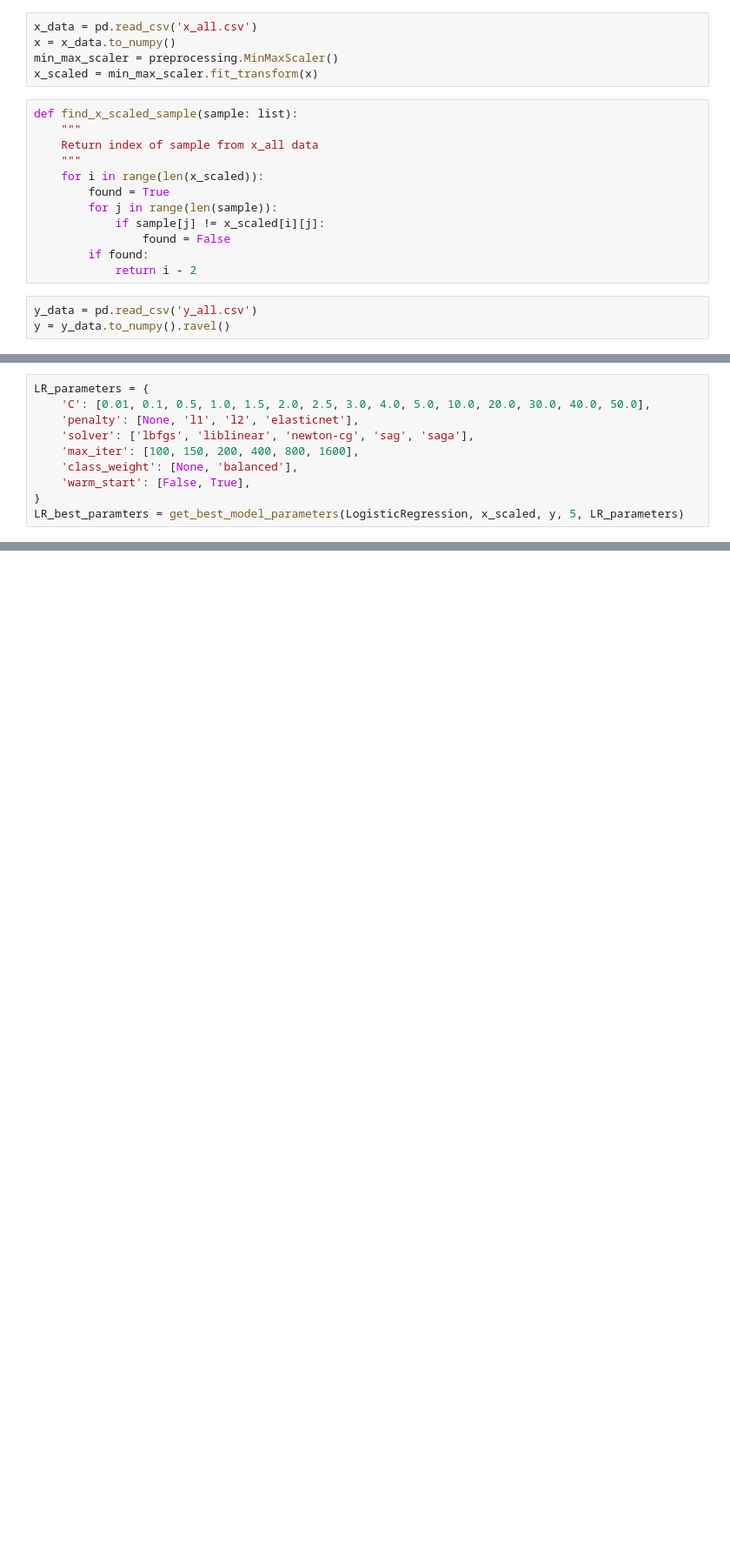
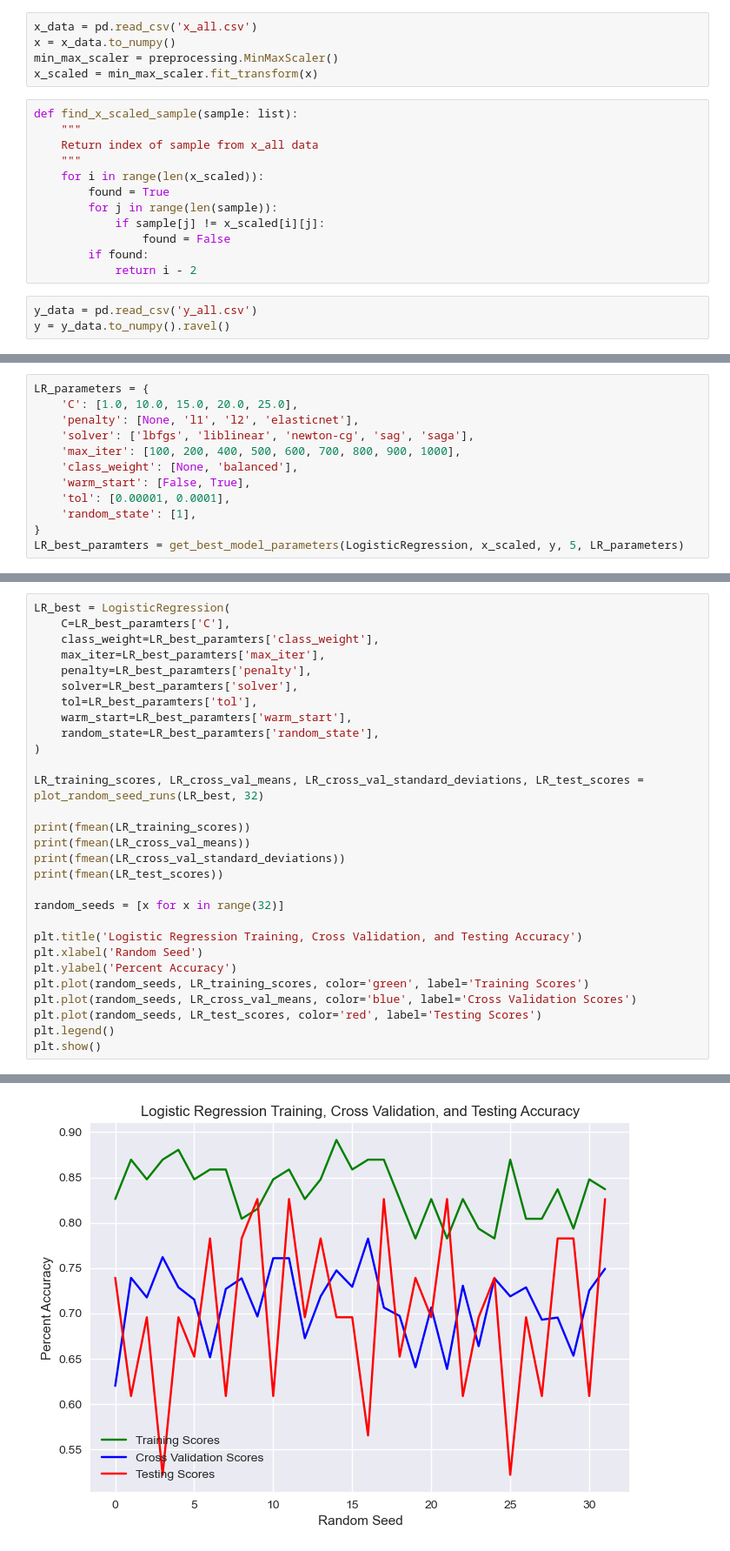
Before and after one commit to philipLutz/capstone-project, a Jupyter notebook: src/model.ipynb, the cells around one changed output, grey strips where cells are left out. Shown: that part at 87% size. Saved outputs shown, nothing was run; the diff lists cells and outputs as text; blank space fills up the shorter version.

```diff
--- a/src/model.ipynb
+++ b/src/model.ipynb
@@ -111,11 +134,13 @@ Predicted: 2, Actual: 2
 # %%
 LR_parameters = {
-    'C': [0.01, 0.1, 0.5, 1.0, 1.5, 2.0, 2.5, 3.0, 4.0, 5.0, 10.0, 20.0, 30.0, 40.0, 50.0],
+    'C': [1.0, 10.0, 15.0, 20.0, 25.0],
     'penalty': [None, 'l1', 'l2', 'elasticnet'],
     'solver': ['lbfgs', 'liblinear', 'newton-cg', 'sag', 'saga'],
-    'max_iter': [100, 150, 200, 400, 800, 1600],
+    'max_iter': [100, 200, 400, 500, 600, 700, 800, 900, 1000],
     'class_weight': [None, 'balanced'],
     'warm_start': [False, True],
+    'tol': [0.00001, 0.0001],
+    'random_state': [1],
 }
 LR_best_paramters = get_best_model_parameters(LogisticRegression, x_scaled, y, 5, LR_parameters)
 # %% [output]
@@ -156,0 +156,30 @@ Predicted: 2, Actual: 2
+# %%
+LR_best = LogisticRegression(
+    C=LR_best_paramters['C'],
+    class_weight=LR_best_paramters['class_weight'],
+    max_iter=LR_best_paramters['max_iter'],
+    penalty=LR_best_paramters['penalty'],
+    solver=LR_best_paramters['solver'],
+    tol=LR_best_paramters['tol'],
+    warm_start=LR_best_paramters['warm_start'],
+    random_state=LR_best_paramters['random_state'],
+)
+
+LR_training_scores, LR_cross_val_means, LR_cross_val_standard_deviations, LR_test_scores = plot_random_seed_runs(LR_best, 32)
+
+print(fmean(LR_training_scores))
+print(fmean(LR_cross_val_means))
+print(fmean(LR_cross_val_standard_deviations))
+print(fmean(LR_test_scores))
+
+random_seeds = [x for x in range(32)]
+
+plt.title('Logistic Regression Training, Cross Validation, and Testing Accuracy')
+plt.xlabel('Random Seed')
+plt.ylabel('Percent Accuracy')
+plt.plot(random_seeds, LR_training_scores, color='green', label='Training Scores')
+plt.plot(random_seeds, LR_cross_val_means, color='blue', label='Cross Validation Scores')
+plt.plot(random_seeds, LR_test_scores, color='red', label='Testing Scores')
+plt.legend()
+plt.show()
+# %% [output]
@@ -157,3 +190,4 @@ Predicted: 2, Actual: 2
+[figure, added]
 # %%
 # Observe weights
 for i in range(len(LR_best.coef_)):
```
Also changed, not shown: parts of 10 cells of this notebook, 3 other files.
